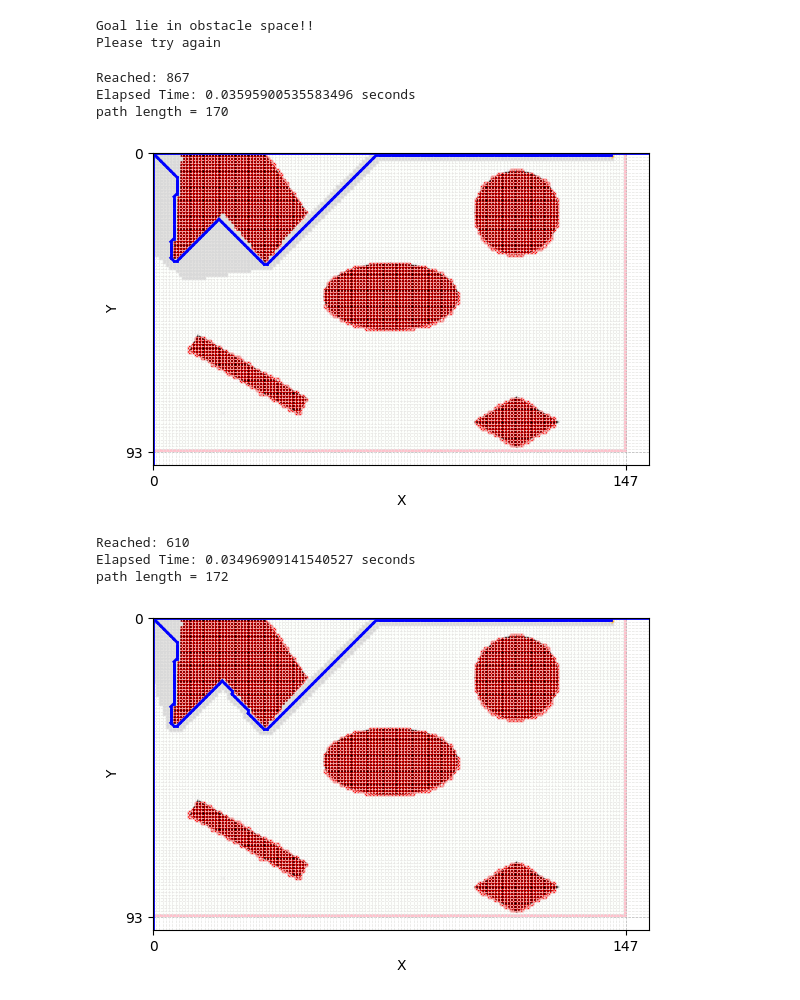
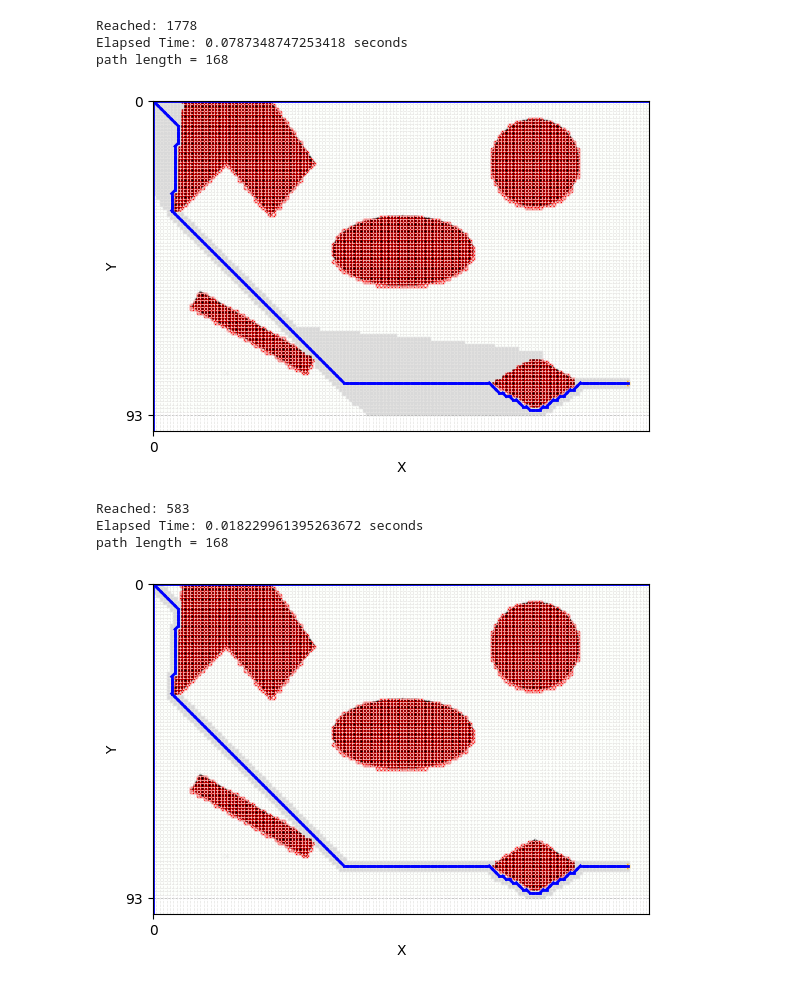
Before and after one commit to haily835/AI-Mobile-Robot-Path-Planning, a Jupyter notebook: 10_grid_size.ipynb, the cells around one changed output. Cells and saved outputs as stored; diff of their text form; code cells hidden in the pictures.

Commit message:
Add gitignore, update high scale grid notebook

```diff
--- a/10_grid_size.ipynb
+++ b/10_grid_size.ipynb
@@ -3,18 +16,6 @@
 # %%
-# Import necessary custom-built classes and methods
-# from utils.obstacle_space import Map
-from obstacle.obstacle_map import Map
-from utils.constants import scaling_factor
-from utils.explorer import Explorer
-from utils.search import astar_search, path_states, dynamic_weighted_astar_search
-import time
-
 initial=(0,0)
-goal=(0,142)
-
-map = Map(image_path='./obstacle/o3.png', grid_size=10)
-# map.visualize_coordinate_system()
-
+goal=(140,83)
 # Initialize the explorer class
 explorer = Explorer(map=map, initial=initial, goal=goal)
 # Check validity of start and goal nodes
@@ -24,9 +25,6 @@ if map.is_obstacle_in_grid(initial[0], initial[1]):
 
 if map.is_obstacle_in_grid(goal[0], goal[1]):
     print('Goal lie in obstacle space!!\nPlease try again')
-# %% [output]
-Goal lie in obstacle space!!
-Please try again
 # %%
 start_time = time.time()
 node = astar_search(explorer)
@@ -41,29 +39,29 @@ print('path length =', len(states))
 explorer.get_reached()
 map.draw_path_found(states, initial, goal, explorer.get_reached())
 # %% [output]
-Reached: 867
-Elapsed Time: 0.03595900535583496 seconds
-path length = 170
+Reached: 1778
+Elapsed Time: 0.0787348747253418 seconds
+path length = 168
-[figure, old version]
+[figure, new version]
 # %%
 from math import sqrt
 def h(node):
     h1 = abs(goal[0] - node.state[0])
     h2 = abs(goal[1] - node.state[1])
     return h1 + h2 + (sqrt(2) - 2) * min(h1, h2)
 
 start_time = time.time()
 node = dynamic_weighted_astar_search(explorer, h=h)
 end_time = time.time()
 # Calculate the elapsed time
 elapsed_time = end_time - start_time
 print(f"Reached: {len(explorer.reached.keys())}")
 print(f"Elapsed Time: {elapsed_time} seconds")
-states = path_states(node)
+path = path_states(node)
 print('path length =', len(states))
 map.draw_path_found(states, initial, goal, explorer.get_reached())
 # %% [output]
-Reached: 610
-Elapsed Time: 0.03496909141540527 seconds
-path length = 172
+Reached: 583
+Elapsed Time: 0.018229961395263672 seconds
+path length = 168
-[figure, old version]
+[figure, new version]
```
Also changed, not shown: parts of 3 cells of this notebook, 2 other files.
